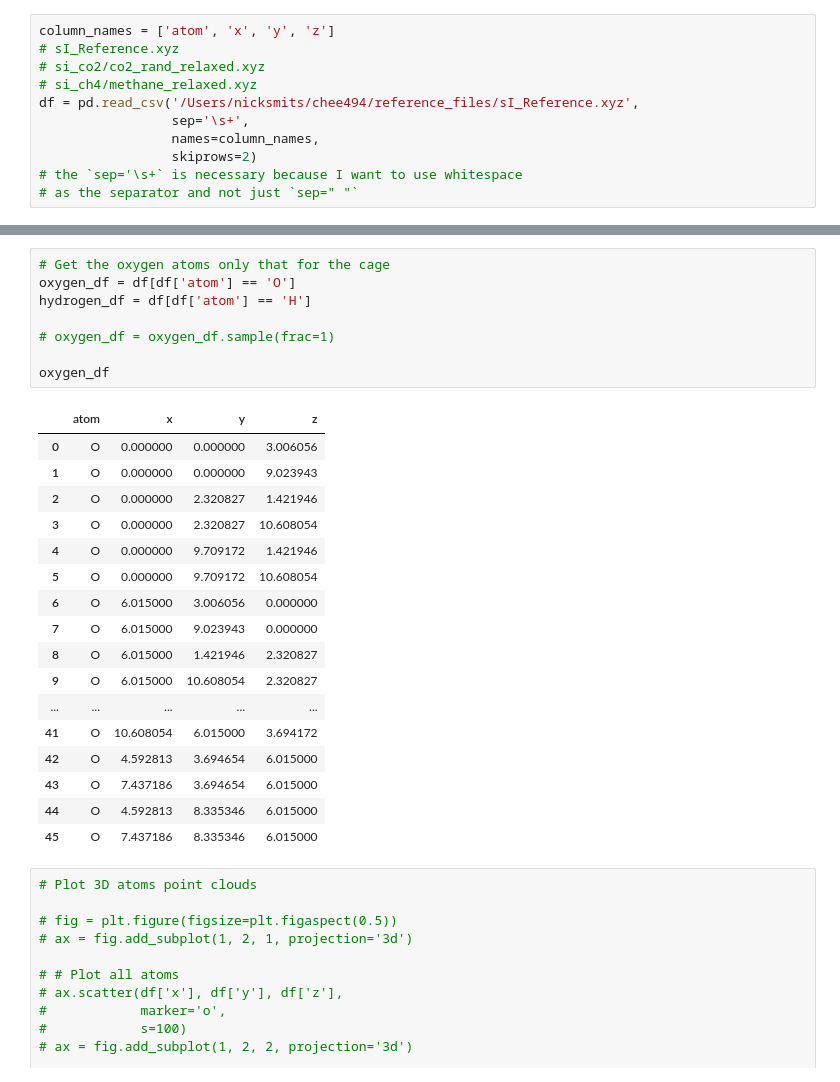
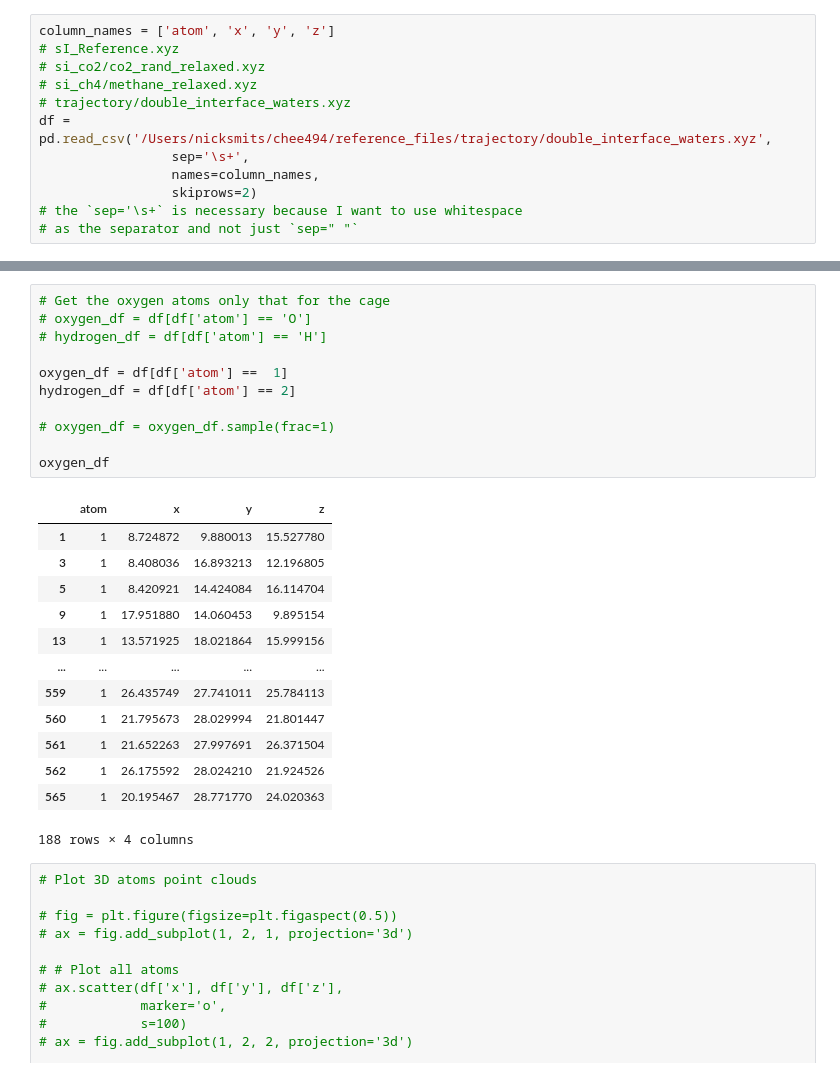
Before and after one commit to nicksmits1/chee494, a Jupyter notebook: DFS_Ring_Identification/DFS_Ring_Finder.ipynb, the cells around one changed output, grey strips where cells are left out. Drawn from its saved outputs; the diff is of its cells as text.

```diff
--- a/DFS_Ring_Identification/DFS_Ring_Finder.ipynb
+++ b/DFS_Ring_Identification/DFS_Ring_Finder.ipynb
@@ -12,7 +28,8 @@ column_names = ['atom', 'x', 'y', 'z']
 # sI_Reference.xyz
 # si_co2/co2_rand_relaxed.xyz
 # si_ch4/methane_relaxed.xyz
-df = pd.read_csv('/Users/nicksmits/chee494/reference_files/sI_Reference.xyz',
+# trajectory/double_interface_waters.xyz
+df = pd.read_csv('/Users/nicksmits/chee494/reference_files/trajectory/double_interface_waters.xyz',
                  sep='\s+',
                  names=column_names,
                  skiprows=2)
@@ -37,29 +56,28 @@ df
 # %%
 # Get the oxygen atoms only that for the cage
-oxygen_df = df[df['atom'] == 'O']
-hydrogen_df = df[df['atom'] == 'H']
+# oxygen_df = df[df['atom'] == 'O']
+# hydrogen_df = df[df['atom'] == 'H']
+
+oxygen_df = df[df['atom'] ==  1]
+hydrogen_df = df[df['atom'] == 2]
 
 # oxygen_df = oxygen_df.sample(frac=1)
 
 oxygen_df
 # %% [output]
 |  | atom | x | y | z |
-| 0 | O | 0.000000 | 0.000000 | 3.006056 |
-| 1 | O | 0.000000 | 0.000000 | 9.023943 |
-| 2 | O | 0.000000 | 2.320827 | 1.421946 |
-| 3 | O | 0.000000 | 2.320827 | 10.608054 |
-| 4 | O | 0.000000 | 9.709172 | 1.421946 |
-| 5 | O | 0.000000 | 9.709172 | 10.608054 |
-| 6 | O | 6.015000 | 3.006056 | 0.000000 |
-| 7 | O | 6.015000 | 9.023943 | 0.000000 |
-| 8 | O | 6.015000 | 1.421946 | 2.320827 |
-| 9 | O | 6.015000 | 10.608054 | 2.320827 |
+| 1 | 1 | 8.724872 | 9.880013 | 15.527780 |
+| 3 | 1 | 8.408036 | 16.893213 | 12.196805 |
+| 5 | 1 | 8.420921 | 14.424084 | 16.114704 |
+| 9 | 1 | 17.951880 | 14.060453 | 9.895154 |
+| 13 | 1 | 13.571925 | 18.021864 | 15.999156 |
 | ... | ... | ... | ... | ... |
-| 41 | O | 10.608054 | 6.015000 | 3.694172 |
-| 42 | O | 4.592813 | 3.694654 | 6.015000 |
-| 43 | O | 7.437186 | 3.694654 | 6.015000 |
-| 44 | O | 4.592813 | 8.335346 | 6.015000 |
-| 45 | O | 7.437186 | 8.335346 | 6.015000 |
+| 559 | 1 | 26.435749 | 27.741011 | 25.784113 |
+| 560 | 1 | 21.795673 | 28.029994 | 21.801447 |
+| 561 | 1 | 21.652263 | 27.997691 | 26.371504 |
+| 562 | 1 | 26.175592 | 28.024210 | 21.924526 |
+| 565 | 1 | 20.195467 | 28.771770 | 24.020363 |
+188 rows × 4 columns
 # %%
 # Plot 3D atoms point clouds
 
```
Also changed, not shown: parts of 12 cells of this notebook, 28 other files.
